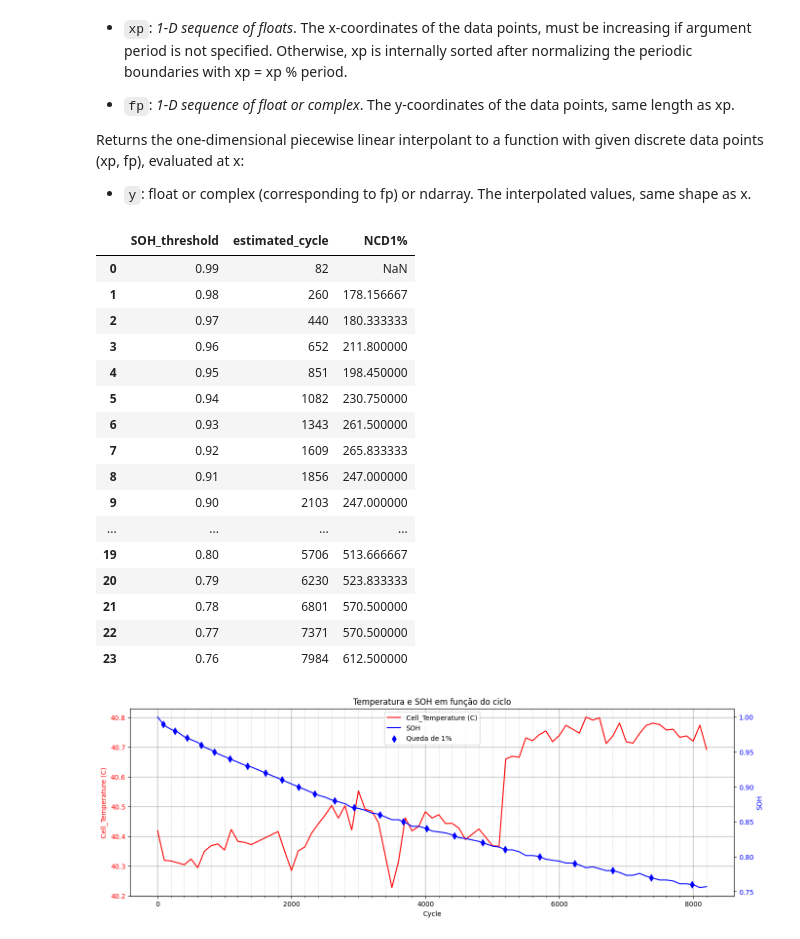
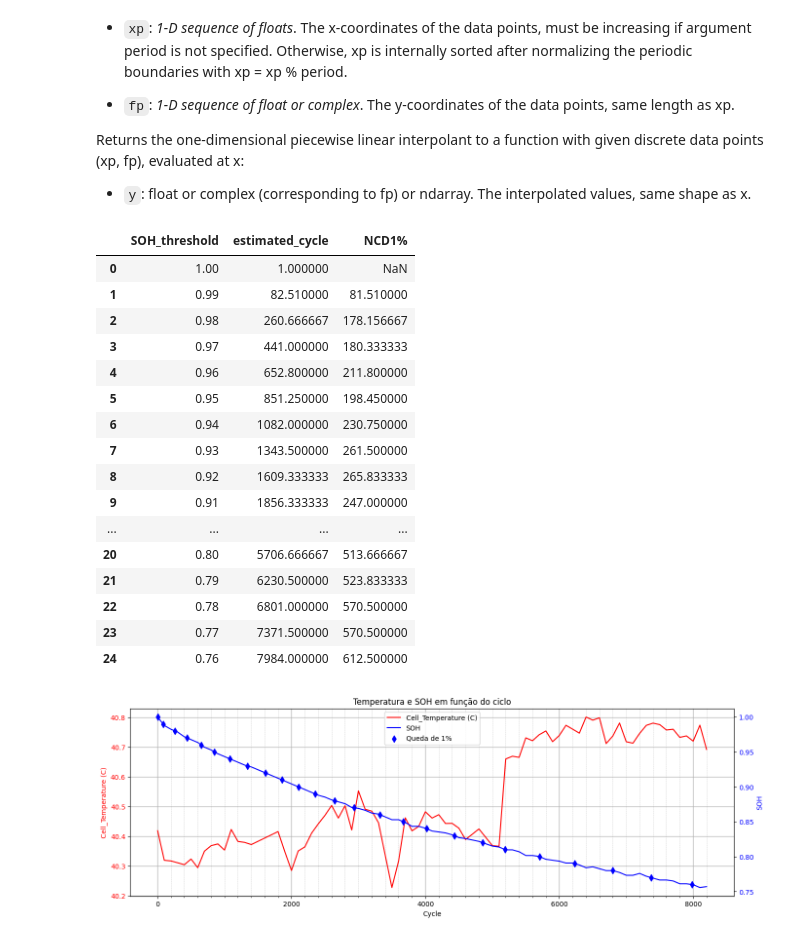
Before and after one commit to Davi-SB/Battery-Analysis, a Jupyter notebook: SOH_vs_Temperature.ipynb, the cells around one changed output. Drawn from its saved outputs; the diff is of its cells as text; code cells hidden in the pictures.

```diff
--- a/SOH_vs_Temperature.ipynb
+++ b/SOH_vs_Temperature.ipynb
@@ -178,52 +178,51 @@ Returns the one-dimensional piecewise linear interpolant to a function with give
 - `y`: float or complex (corresponding to fp) or ndarray. The interpolated values, same shape as x.
 # %%
 # Define thresholds de interesse (99%, 98%, ...)
-thresholds = np.arange(0.99, 0.00, -0.01)
+thresholds = np.arange(1.00, 0.00, -0.01)
 
 soh    = df_grouped['SOH_discharge'].values
 cycles = df_grouped['Cycle_Index'].values
 
 # inverte para que fique crescente
 xp = soh[::-1]
 fp = cycles[::-1]
 
 valid = (thresholds >= xp.min()) & (thresholds <= xp.max())
 thresholds = thresholds[valid]
 
 # np.interp(x, xp, fp) assume xp crescente e retorna y para cada x em thresholds
 estimated_cycles = np.interp(thresholds, xp, fp)
 
 df_estimates = pd.DataFrame({
     'SOH_threshold':   thresholds,
     'estimated_cycle': estimated_cycles
 })
 
+# Cast
+df_estimates['SOH_threshold']   = df_estimates['SOH_threshold'].astype(float).round(2)
+
 # Number of cycles drop (1%)
 df_estimates['NCD1%'] = df_estimates['estimated_cycle'].diff()
 
-# Cast
-df_estimates['estimated_cycle'] = df_estimates['estimated_cycle'].astype(int)
-df_estimates['SOH_threshold']   = df_estimates['SOH_threshold'].astype(float).round(2)
-
 display(df_estimates)
 # %% [output]
 |  | SOH_threshold | estimated_cycle | NCD1% |
-| 0 | 0.99 | 82 | NaN |
-| 1 | 0.98 | 260 | 178.156667 |
-| 2 | 0.97 | 440 | 180.333333 |
-| 3 | 0.96 | 652 | 211.800000 |
-| 4 | 0.95 | 851 | 198.450000 |
-| 5 | 0.94 | 1082 | 230.750000 |
-| 6 | 0.93 | 1343 | 261.500000 |
-| 7 | 0.92 | 1609 | 265.833333 |
-| 8 | 0.91 | 1856 | 247.000000 |
-| 9 | 0.90 | 2103 | 247.000000 |
+| 0 | 1.00 | 1.000000 | NaN |
+| 1 | 0.99 | 82.510000 | 81.510000 |
+| 2 | 0.98 | 260.666667 | 178.156667 |
+| 3 | 0.97 | 441.000000 | 180.333333 |
+| 4 | 0.96 | 652.800000 | 211.800000 |
+| 5 | 0.95 | 851.250000 | 198.450000 |
+| 6 | 0.94 | 1082.000000 | 230.750000 |
+| 7 | 0.93 | 1343.500000 | 261.500000 |
+| 8 | 0.92 | 1609.333333 | 265.833333 |
+| 9 | 0.91 | 1856.333333 | 247.000000 |
 | ... | ... | ... | ... |
-| 19 | 0.80 | 5706 | 513.666667 |
-| 20 | 0.79 | 6230 | 523.833333 |
-| 21 | 0.78 | 6801 | 570.500000 |
-| 22 | 0.77 | 7371 | 570.500000 |
-| 23 | 0.76 | 7984 | 612.500000 |
+| 20 | 0.80 | 5706.666667 | 513.666667 |
+| 21 | 0.79 | 6230.500000 | 523.833333 |
+| 22 | 0.78 | 6801.000000 | 570.500000 |
+| 23 | 0.77 | 7371.500000 | 570.500000 |
+| 24 | 0.76 | 7984.000000 | 612.500000 |
 # %%
 fig, ax1 = plt.subplots(figsize=(16,5))
 
```
Also changed, not shown: parts of 3 cells of this notebook, 1 other file.
